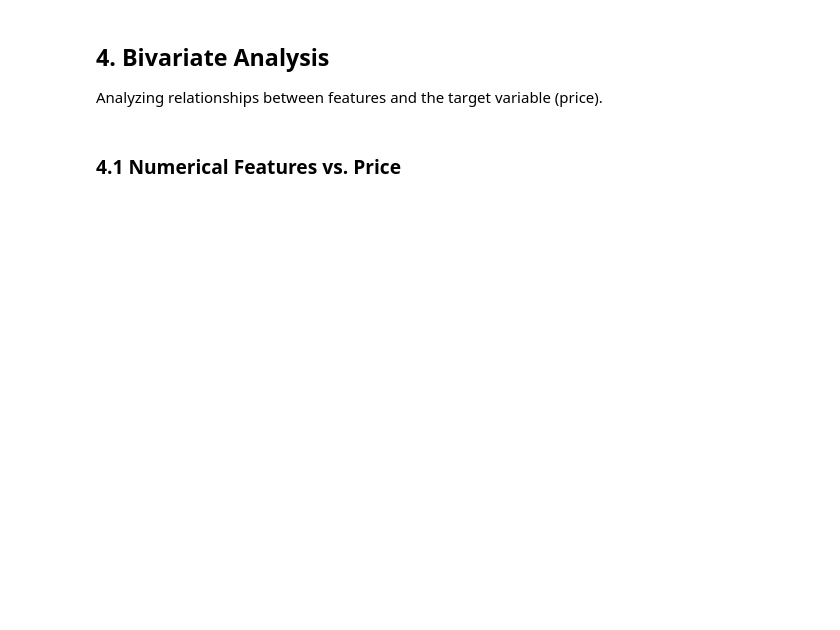
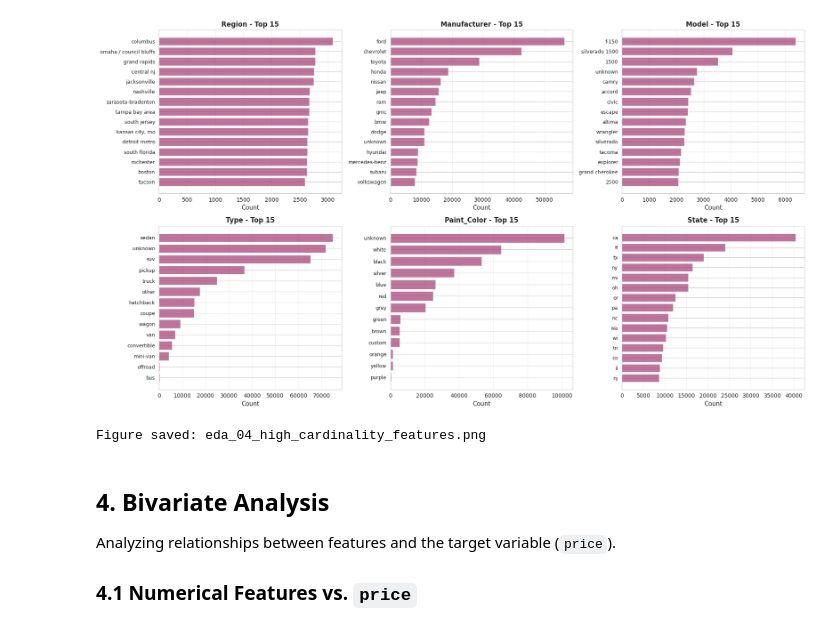
Before and after one commit to srikar161720/used_car_price_prediction, a Jupyter notebook: notebooks/02_exploratory_data_analysis.ipynb, the cells around one changed output. Drawn from its saved outputs; the diff is of its cells as text; code cells hidden in the pictures; blank space fills up the shorter version.

Commit message:
Expand EDA notebook and update figure organization

```diff
--- a/notebooks/02_exploratory_data_analysis.ipynb
+++ b/notebooks/02_exploratory_data_analysis.ipynb
@@ -51,13 +60,15 @@ from google.colab import drive
 drive.mount('/content/drive')
 
 # Define project paths
-PROJECT_ROOT = '/content/drive/MyDrive/used_car_price_prediction'
+PROJECT_ROOT = '/content/drive/MyDrive/Colab Notebooks/CSC 6740 Data Mining/Project/used_car_price_prediction'
+DATA_RAW = os.path.join(PROJECT_ROOT, 'data/raw')
 DATA_PROCESSED = os.path.join(PROJECT_ROOT, 'data/processed')
 RESULTS_FIGURES = os.path.join(PROJECT_ROOT, 'results/figures/eda_plots')
 
 # Create directories if they don't exist
+os.makedirs(DATA_PROCESSED, exist_ok=True)
 os.makedirs(RESULTS_FIGURES, exist_ok=True)
 
 print(f"Project root: {PROJECT_ROOT}")
+print(f"Raw data path: {DATA_RAW}")
 print(f"Processed data path: {DATA_PROCESSED}")
-print(f"Figures path: {RESULTS_FIGURES}")
@@ -199,6 +286,10 @@ print("Figure saved: eda_02_numerical_distributions.png")
 # Categorical features summary
 print("Categorical Features Summary:")
 print("=" * 80)
+
+categorical_features = ['region', 'manufacturer', 'model', 'condition', 'cylinders',
+                        'fuel', 'title_status', 'transmission', 'drive', 'type',
+                        'paint_color', 'state']
 
 cat_summary = []
 for feature in categorical_features:
@@ -222,6 +330,6 @@ print("=" * 80)
 # %%
 # Visualize low-cardinality categorical features
-low_card_features = ['fuel', 'transmission', 'drive', 'type', 'condition', 'title_status']
+low_card_features = ['condition', 'cylinders', 'fuel', 'title_status', 'transmission', 'drive']
 low_card_features = [f for f in low_card_features if f in df.columns]
 
 n_features = len(low_card_features)
@@ -260,33 +371,41 @@ print("Figure saved: eda_03_categorical_distributions.png")
 # %%
 # Visualize high-cardinality categorical features (top 15)
-high_card_features = ['manufacturer', 'state', 'paint_color']
+high_card_features = ['region', 'manufacturer', 'model', 'type', 'paint_color', 'state']
 high_card_features = [f for f in high_card_features if f in df.columns]
 
-fig, axes = plt.subplots(1, 3, figsize=(18, 6))
+n_features = len(high_card_features)
+n_cols = 3
+n_rows = (n_features + n_cols - 1) // n_cols
+
+fig, axes = plt.subplots(n_rows, n_cols, figsize=(18, 5 * n_rows))
+axes = axes.flatten() if n_features > 1 else [axes]
 
 for idx, feature in enumerate(high_card_features):
     value_counts = df[feature].value_counts().head(15)
 
     axes[idx].barh(range(len(value_counts)), value_counts.values,
                    color=COLORS['secondary'], alpha=0.7)
     axes[idx].set_yticks(range(len(value_counts)))
     axes[idx].set_yticklabels(value_counts.index, fontsize=9)
     axes[idx].set_xlabel('Count', fontsize=11)
     axes[idx].set_title(f'{feature.title()} - Top 15', fontsize=12, fontweight='bold')
     axes[idx].grid(axis='x', alpha=0.3)
     axes[idx].invert_yaxis()
 
 plt.tight_layout()
 plt.savefig(os.path.join(RESULTS_FIGURES, 'eda_04_high_cardinality_features.png'), dpi=300, bbox_inches='tight')
 plt.show()
 
 print("Figure saved: eda_04_high_cardinality_features.png")
+# %% [output]
+[figure, added]
+Figure saved: eda_04_high_cardinality_features.png
 # %% [markdown]
-## 4. Bivariate Analysis
+## **4. Bivariate Analysis**
 
-Analyzing relationships between features and the target variable (price).
+Analyzing relationships between features and the target variable (`price`).
+
+### **4.1 Numerical Features vs. `price`**
-# %% [markdown]
-### 4.1 Numerical Features vs. Price
 # %%
 # Correlation analysis
 numerical_cols = ['price', 'year', 'odometer', 'lat', 'long']
```
Also changed, not shown: parts of 44 cells of this notebook, 21 other files.
